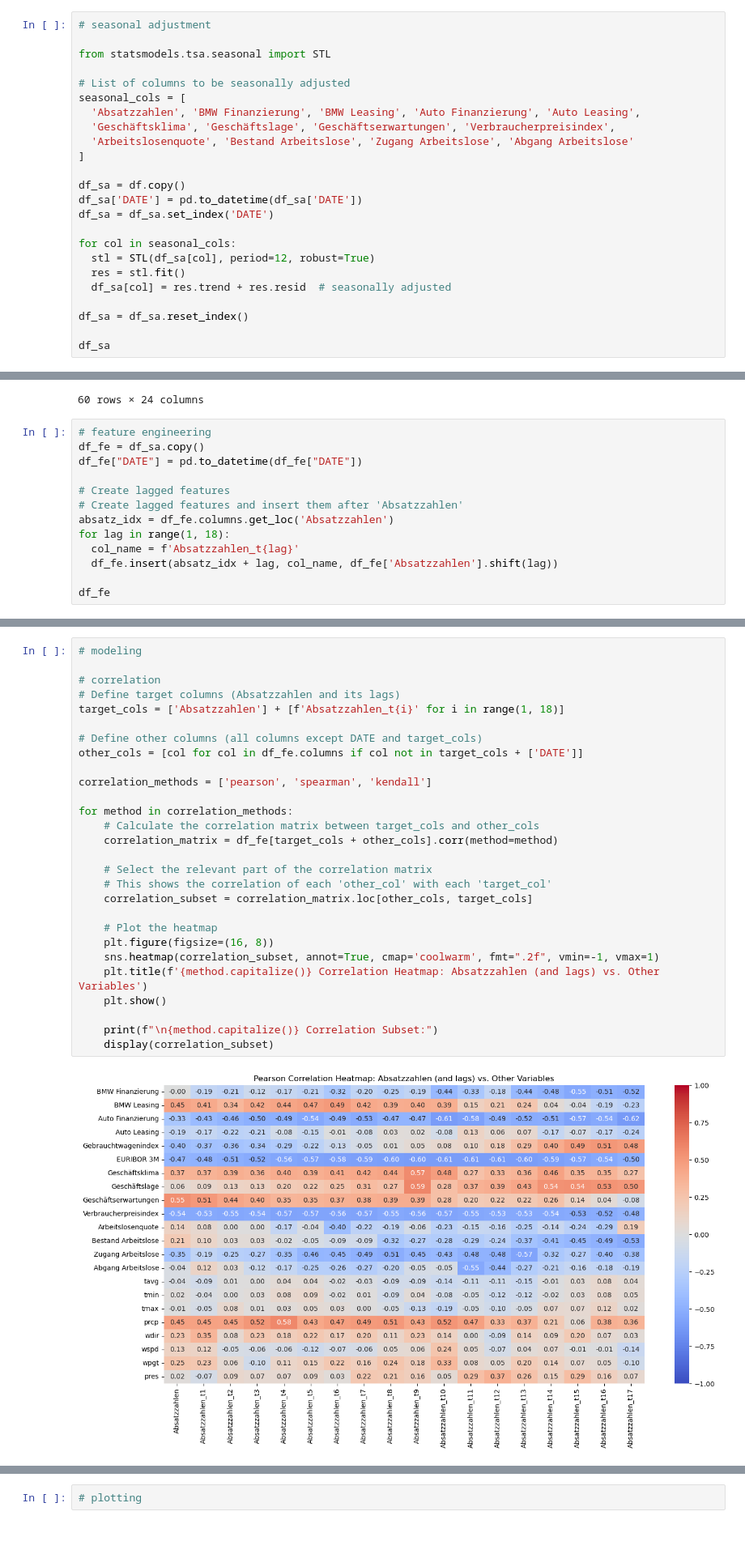
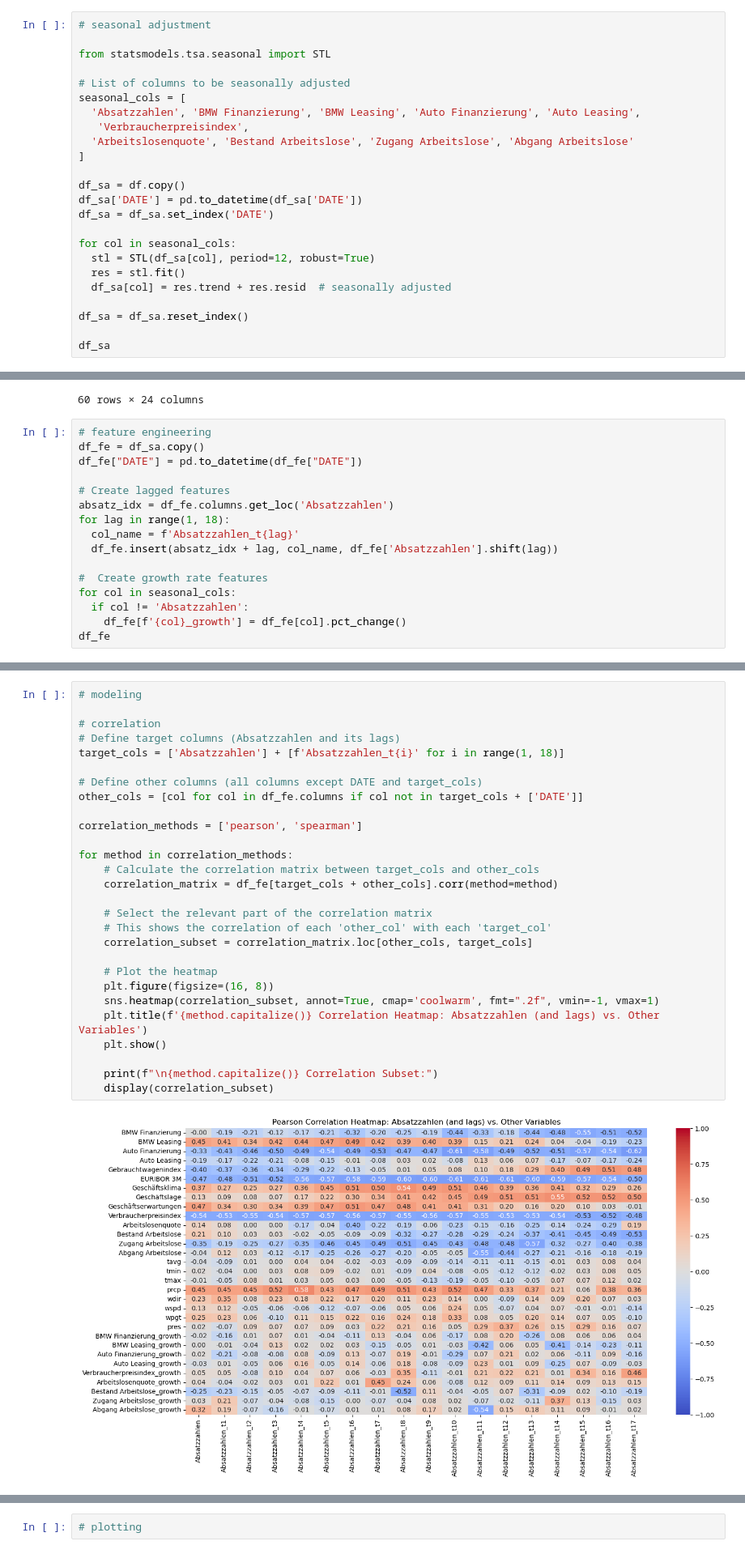
Before and after one commit to Philipp-Manhart/PA-II, a Jupyter notebook: code.ipynb, the cells around one changed output, grey strips where cells are left out. Shown at 81% size. Drawn from its saved outputs; the diff is of its cells as text.

```diff
--- a/code.ipynb
+++ b/code.ipynb
@@ -40,7 +40,7 @@ from statsmodels.tsa.seasonal import STL
 # List of columns to be seasonally adjusted
 seasonal_cols = [
   'Absatzzahlen', 'BMW Finanzierung', 'BMW Leasing', 'Auto Finanzierung', 'Auto Leasing',
-  'Geschäftsklima', 'Geschäftslage', 'Geschäftserwartungen', 'Verbraucherpreisindex',
+   'Verbraucherpreisindex',
   'Arbeitslosenquote', 'Bestand Arbeitslose', 'Zugang Arbeitslose', 'Abgang Arbeitslose'
 ]
 
@@ -81,12 +81,15 @@ df_fe = df_sa.copy()
 df_fe["DATE"] = pd.to_datetime(df_fe["DATE"])
 
 # Create lagged features
-# Create lagged features and insert them after 'Absatzzahlen'
 absatz_idx = df_fe.columns.get_loc('Absatzzahlen')
 for lag in range(1, 18):
   col_name = f'Absatzzahlen_t{lag}'
   df_fe.insert(absatz_idx + lag, col_name, df_fe['Absatzzahlen'].shift(lag))
 
+#  Create growth rate features
+for col in seasonal_cols:
+  if col != 'Absatzzahlen':
+    df_fe[f'{col}_growth'] = df_fe[col].pct_change()
 df_fe
 # %% [output]
 |  | DATE | Absatzzahlen | Absatzzahlen_t1 | Absatzzahlen_t2 | Absatzzahlen_t3 | Absatzzahlen_t4 | ... |
@@ -110,33 +113,33 @@ df_fe
 # %%
 # modeling
 
 # correlation
 # Define target columns (Absatzzahlen and its lags)
 target_cols = ['Absatzzahlen'] + [f'Absatzzahlen_t{i}' for i in range(1, 18)]
 
 # Define other columns (all columns except DATE and target_cols)
 other_cols = [col for col in df_fe.columns if col not in target_cols + ['DATE']]
 
-correlation_methods = ['pearson', 'spearman', 'kendall']
+correlation_methods = ['pearson', 'spearman']
 
 for method in correlation_methods:
     # Calculate the correlation matrix between target_cols and other_cols
     correlation_matrix = df_fe[target_cols + other_cols].corr(method=method)
 
     # Select the relevant part of the correlation matrix
     # This shows the correlation of each 'other_col' with each 'target_col'
     correlation_subset = correlation_matrix.loc[other_cols, target_cols]
 
     # Plot the heatmap
     plt.figure(figsize=(16, 8))
     sns.heatmap(correlation_subset, annot=True, cmap='coolwarm', fmt=".2f", vmin=-1, vmax=1)
     plt.title(f'{method.capitalize()} Correlation Heatmap: Absatzzahlen (and lags) vs. Other Variables')
     plt.show()
 
     print(f"\n{method.capitalize()} Correlation Subset:")
     display(correlation_subset)
 # %% [output]
-[figure, old version]
+[figure, new version]
 Pearson Correlation Subset:
 |  | Absatzzahlen | Absatzzahlen_t1 | Absatzzahlen_t2 | Absatzzahlen_t3 | Absatzzahlen_t4 | Absatzzahlen_t5 | ... |
 | BMW Finanzierung | -0.004718 | -0.187384 | -0.211954 | -0.123330 | -0.171410 | -0.214709 | ... |
```
Also changed, not shown: parts of 4 cells of this notebook, 7 other files.
